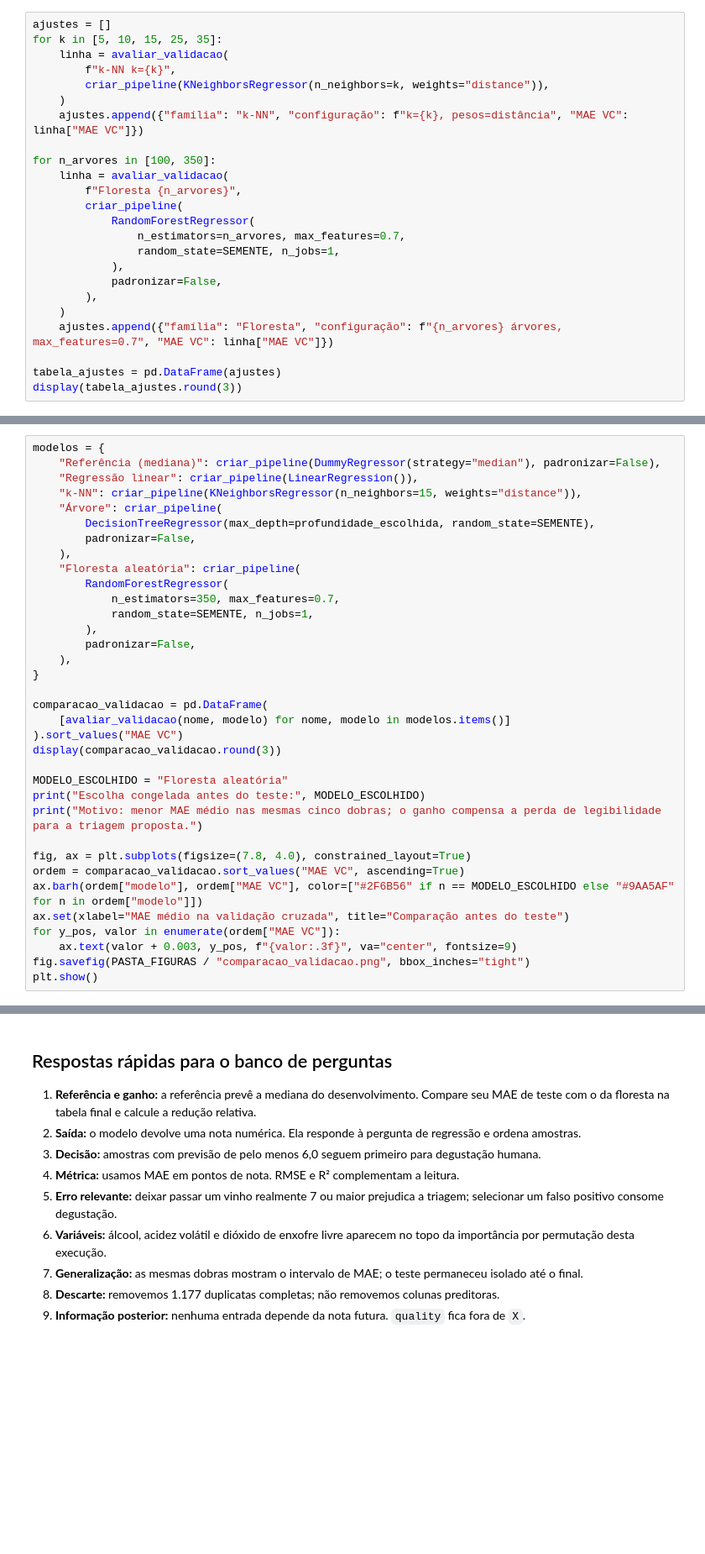
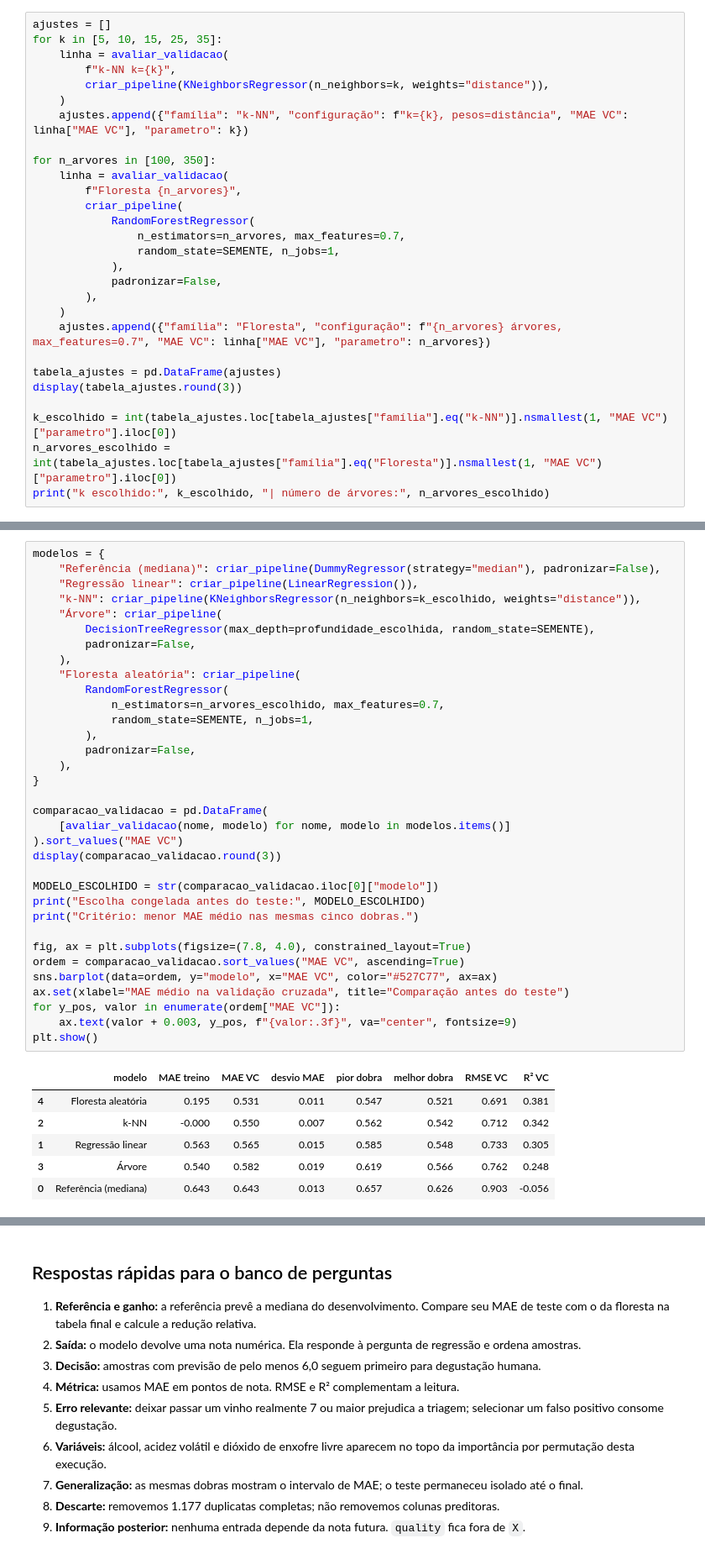
Before and after one commit to danielgilcastro/aprendizado_de_maquina, a Jupyter notebook: projeto/projeto_qualidade_vinhos_completo.ipynb, the cells around one changed output, grey strips where cells are left out. Shown at 84% size. Drawn from its saved outputs; the diff is of its cells as text; blank space fills up the shorter version.

```diff
--- a/projeto/projeto_qualidade_vinhos_completo.ipynb
+++ b/projeto/projeto_qualidade_vinhos_completo.ipynb
@@ -234,7 +276,7 @@ for k in [5, 10, 15, 25, 35]:
         f"k-NN k={k}",
         criar_pipeline(KNeighborsRegressor(n_neighbors=k, weights="distance")),
     )
-    ajustes.append({"família": "k-NN", "configuração": f"k={k}, pesos=distância", "MAE VC": linha["MAE VC"]})
+    ajustes.append({"família": "k-NN", "configuração": f"k={k}, pesos=distância", "MAE VC": linha["MAE VC"], "parametro": k})
 
 for n_arvores in [100, 350]:
     linha = avaliar_validacao(
@@ -247,7 +289,11 @@ for n_arvores in [100, 350]:
             padronizar=False,
         ),
     )
-    ajustes.append({"família": "Floresta", "configuração": f"{n_arvores} árvores, max_features=0.7", "MAE VC": linha["MAE VC"]})
+    ajustes.append({"família": "Floresta", "configuração": f"{n_arvores} árvores, max_features=0.7", "MAE VC": linha["MAE VC"], "parametro": n_arvores})
 
 tabela_ajustes = pd.DataFrame(ajustes)
 display(tabela_ajustes.round(3))
+
+k_escolhido = int(tabela_ajustes.loc[tabela_ajustes["família"].eq("k-NN")].nsmallest(1, "MAE VC")["parametro"].iloc[0])
+n_arvores_escolhido = int(tabela_ajustes.loc[tabela_ajustes["família"].eq("Floresta")].nsmallest(1, "MAE VC")["parametro"].iloc[0])
+print("k escolhido:", k_escolhido, "| número de árvores:", n_arvores_escolhido)
@@ -260,35 +314,41 @@ O MAE de treino quase nulo do k-NN com pesos por distância e o MAE muito baixo
 # %%
 modelos = {
     "Referência (mediana)": criar_pipeline(DummyRegressor(strategy="median"), padronizar=False),
     "Regressão linear": criar_pipeline(LinearRegression()),
-    "k-NN": criar_pipeline(KNeighborsRegressor(n_neighbors=15, weights="distance")),
+    "k-NN": criar_pipeline(KNeighborsRegressor(n_neighbors=k_escolhido, weights="distance")),
     "Árvore": criar_pipeline(
         DecisionTreeRegressor(max_depth=profundidade_escolhida, random_state=SEMENTE),
         padronizar=False,
     ),
     "Floresta aleatória": criar_pipeline(
         RandomForestRegressor(
-            n_estimators=350, max_features=0.7,
+            n_estimators=n_arvores_escolhido, max_features=0.7,
             random_state=SEMENTE, n_jobs=1,
         ),
         padronizar=False,
     ),
 }
 
 comparacao_validacao = pd.DataFrame(
     [avaliar_validacao(nome, modelo) for nome, modelo in modelos.items()]
 ).sort_values("MAE VC")
 display(comparacao_validacao.round(3))
 
-MODELO_ESCOLHIDO = "Floresta aleatória"
+MODELO_ESCOLHIDO = str(comparacao_validacao.iloc[0]["modelo"])
 print("Escolha congelada antes do teste:", MODELO_ESCOLHIDO)
-print("Motivo: menor MAE médio nas mesmas cinco dobras; o ganho compensa a perda de legibilidade para a triagem proposta.")
+print("Critério: menor MAE médio nas mesmas cinco dobras.")
 
 fig, ax = plt.subplots(figsize=(7.8, 4.0), constrained_layout=True)
 ordem = comparacao_validacao.sort_values("MAE VC", ascending=True)
-ax.barh(ordem["modelo"], ordem["MAE VC"], color=["#2F6B56" if n == MODELO_ESCOLHIDO else "#9AA5AF" for n in ordem["modelo"]])
+sns.barplot(data=ordem, y="modelo", x="MAE VC", color="#527C77", ax=ax)
 ax.set(xlabel="MAE médio na validação cruzada", title="Comparação antes do teste")
 for y_pos, valor in enumerate(ordem["MAE VC"]):
     ax.text(valor + 0.003, y_pos, f"{valor:.3f}", va="center", fontsize=9)
-fig.savefig(PASTA_FIGURAS / "comparacao_validacao.png", bbox_inches="tight")
 plt.show()
+# %% [output]
+|  | modelo | MAE treino | MAE VC | desvio MAE | pior dobra | melhor dobra | RMSE VC | R² VC |
+| 4 | Floresta aleatória | 0.195 | 0.531 | 0.011 | 0.547 | 0.521 | 0.691 | 0.381 |
+| 2 | k-NN | -0.000 | 0.550 | 0.007 | 0.562 | 0.542 | 0.712 | 0.342 |
+| 1 | Regressão linear | 0.563 | 0.565 | 0.015 | 0.585 | 0.548 | 0.733 | 0.305 |
+| 3 | Árvore | 0.540 | 0.582 | 0.019 | 0.619 | 0.566 | 0.762 | 0.248 |
+| 0 | Referência (mediana) | 0.643 | 0.643 | 0.013 | 0.657 | 0.626 | 0.903 | -0.056 |
```
Also changed, not shown: parts of 26 cells of this notebook, 17 other files.
